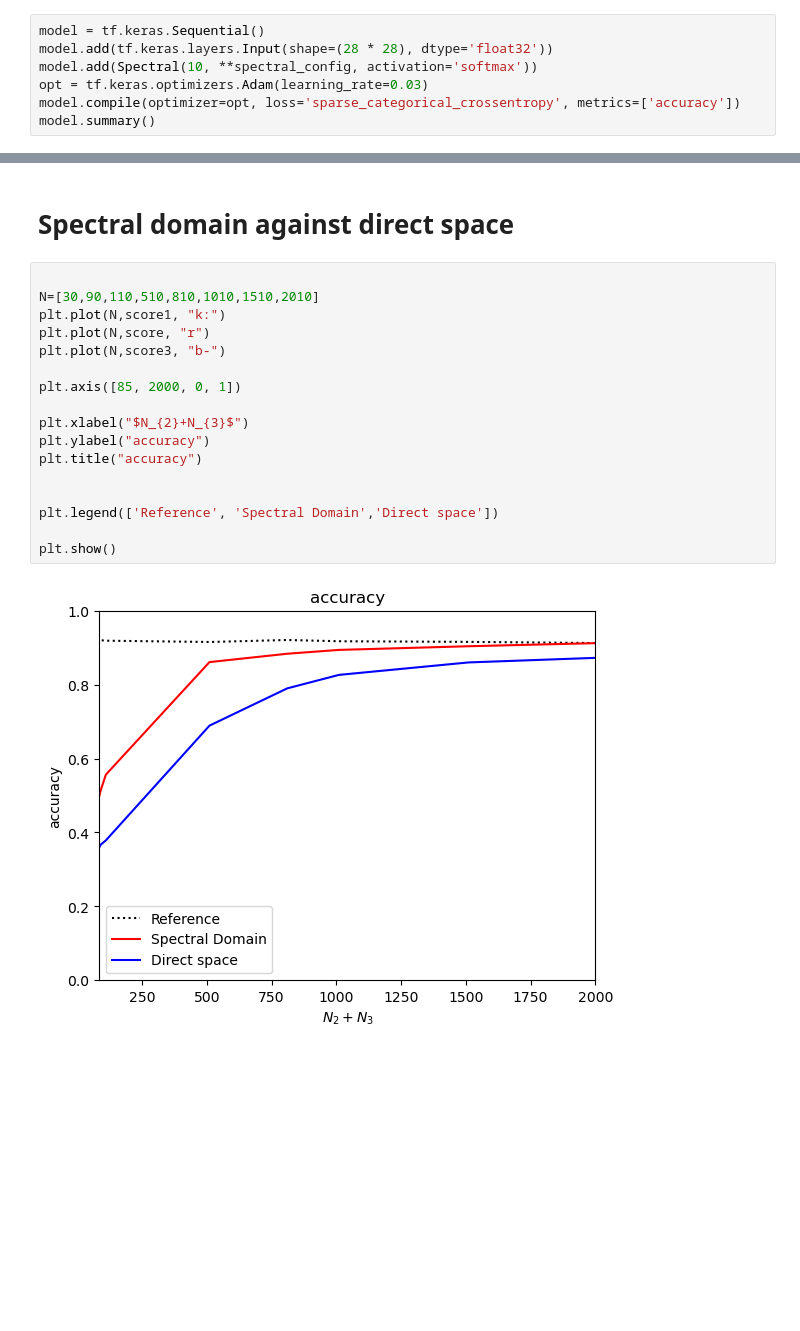
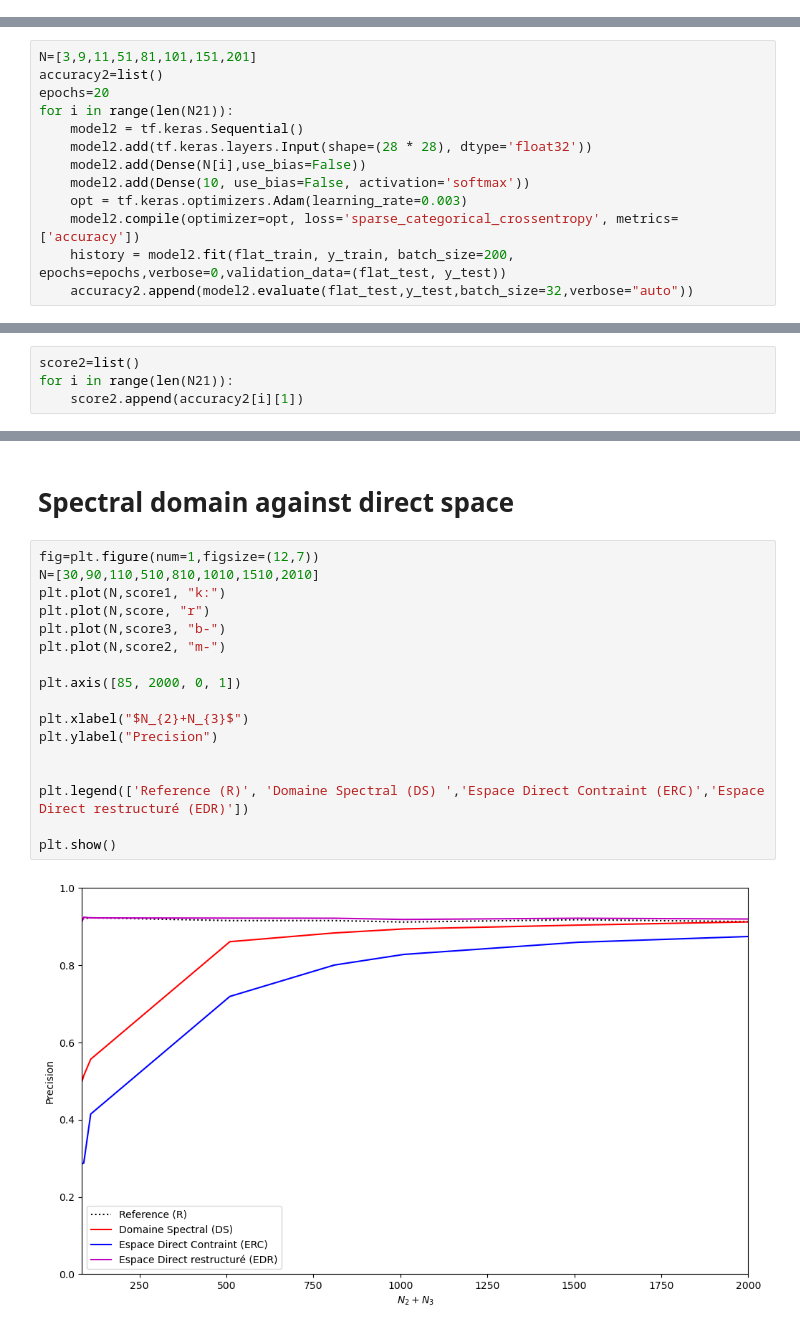
Before and after one commit to jarod-sys/ML-in-Spectral-Domain, a Jupyter notebook: Accuracy(DeepL3).ipynb, the cells around one changed output, grey strips where cells are left out. Cells and saved outputs as stored; diff of their text form; blank space fills up the shorter version.

```diff
--- a/Accuracy(DeepL3).ipynb
+++ b/Accuracy(DeepL3).ipynb
@@ -28,10 +26,3 @@ spectral_config={
     'is_diag_end_trainable' : True,
     'use_bias' : False
 }
-# %%
-model = tf.keras.Sequential()
-model.add(tf.keras.layers.Input(shape=(28 * 28), dtype='float32'))
-model.add(Spectral(10, **spectral_config, activation='softmax'))
-opt = tf.keras.optimizers.Adam(learning_rate=0.03)
-model.compile(optimizer=opt, loss='sparse_categorical_crossentropy', metrics=['accuracy'])
-model.summary()
@@ -127,0 +106,13 @@ plt.show()
+# %%
+N=[3,9,11,51,81,101,151,201]
+accuracy2=list()
+epochs=20
+for i in range(len(N21)):
+    model2 = tf.keras.Sequential()
+    model2.add(tf.keras.layers.Input(shape=(28 * 28), dtype='float32'))
+    model2.add(Dense(N[i],use_bias=False))
+    model2.add(Dense(10, use_bias=False, activation='softmax'))
+    opt = tf.keras.optimizers.Adam(learning_rate=0.003)
+    model2.compile(optimizer=opt, loss='sparse_categorical_crossentropy', metrics=['accuracy'])
+    history = model2.fit(flat_train, y_train, batch_size=200, epochs=epochs,verbose=0,validation_data=(flat_test, y_test))
+    accuracy2.append(model2.evaluate(flat_test,y_test,batch_size=32,verbose="auto"))
@@ -127,0 +128,4 @@ plt.show()
+# %%
+score2=list()
+for i in range(len(N21)):
+    score2.append(accuracy2[i][1])
@@ -164,21 +176,21 @@ plt.show()
 # %% [markdown]
 # Spectral domain against direct space
 # %%
-
+fig=plt.figure(num=1,figsize=(12,7))
 N=[30,90,110,510,810,1010,1510,2010]
 plt.plot(N,score1, "k:")
 plt.plot(N,score, "r")
 plt.plot(N,score3, "b-")
+plt.plot(N,score2, "m-")
 
 plt.axis([85, 2000, 0, 1])
 
 plt.xlabel("$N_{2}+N_{3}$")
-plt.ylabel("accuracy")
-plt.title("accuracy")
+plt.ylabel("Precision")
 
 
-plt.legend(['Reference', 'Spectral Domain','Direct space'])
+plt.legend(['Reference (R)', 'Domaine Spectral (DS) ','Espace Direct Contraint (ERC)','Espace Direct restructuré (EDR)'])
 
 plt.show()
 # %% [output]
-[figure, old version]
+[figure, new version]
```
Also changed, not shown: parts of 9 cells of this notebook, 3 other files.
